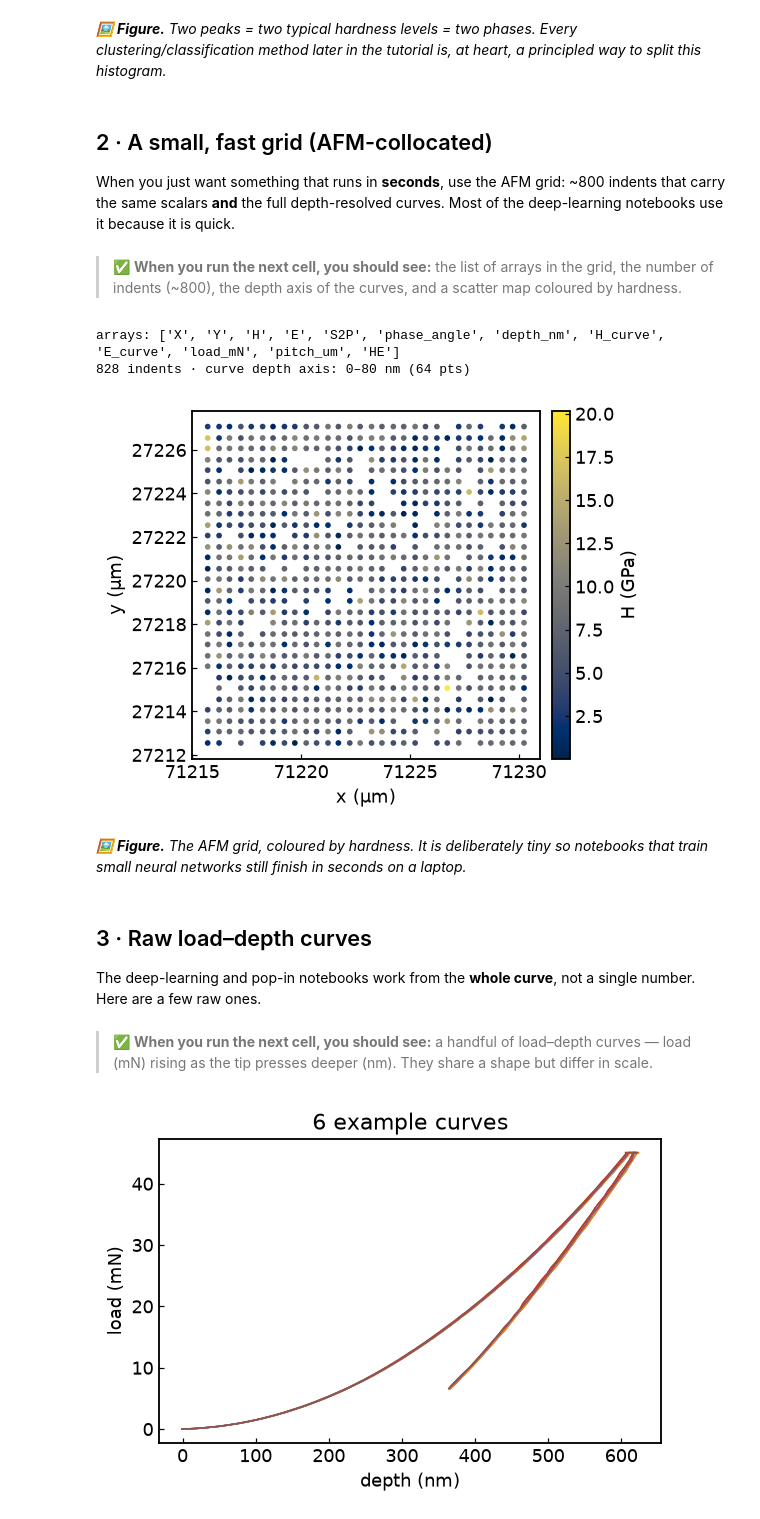
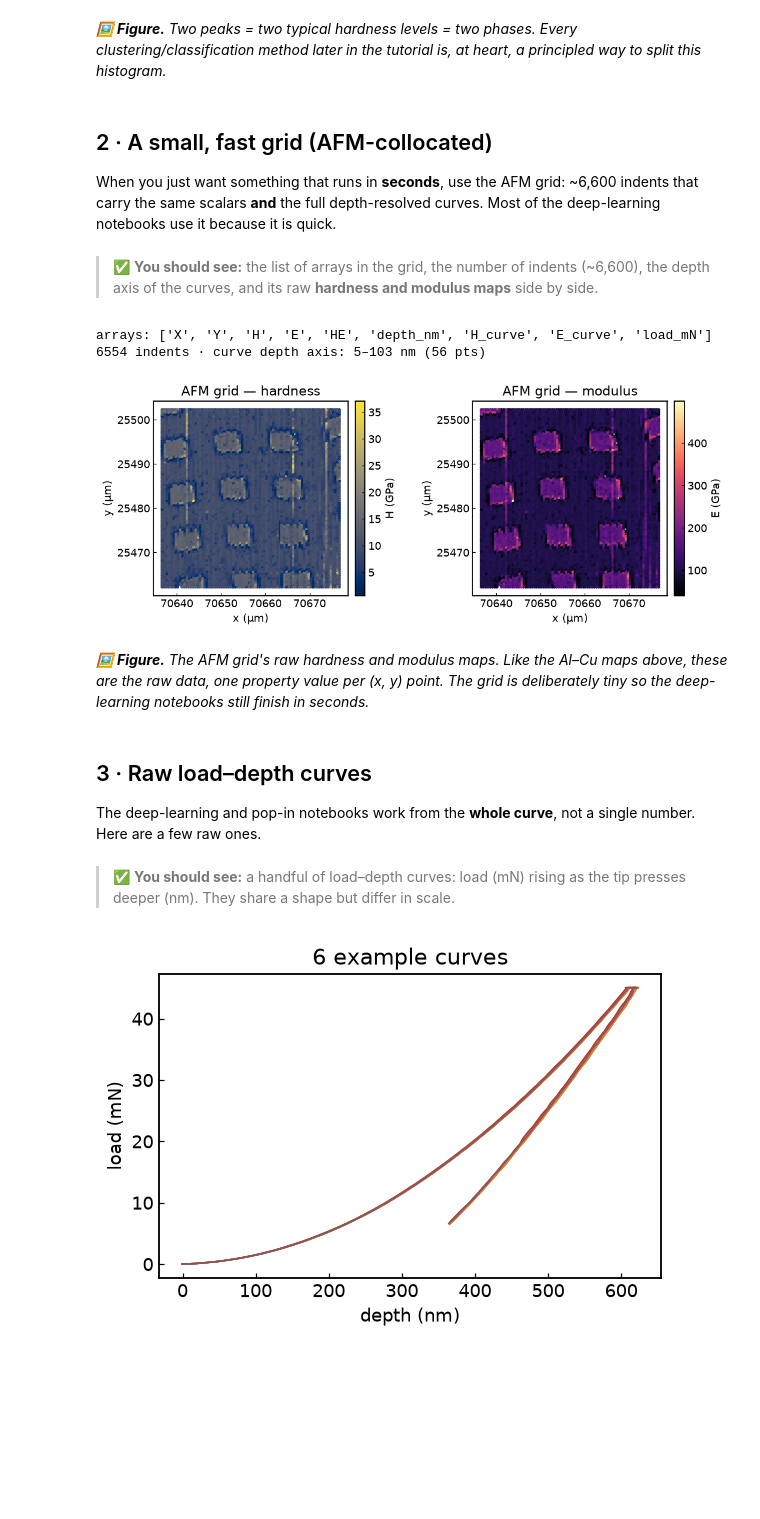
Before and after one commit to edrossi93/mecanano-ml-nanomechanics, a Jupyter notebook: notebooks/00_start_here.ipynb, the cells around one changed output. Cells and saved outputs as stored; diff of their text form; code cells hidden in the pictures; blank space fills up the shorter version.

```diff
--- a/notebooks/00_start_here.ipynb
+++ b/notebooks/00_start_here.ipynb
@@ -169,36 +170,40 @@ ax.set_title("Bimodal hardness → two phases"); fig.tight_layout()
 # %% [markdown]
 ## 2 · A small, fast grid (AFM-collocated)
 
-When you just want something that runs in **seconds**, use the AFM grid: ~800
+When you just want something that runs in **seconds**, use the AFM grid: ~6,600
 indents that carry the same scalars **and** the full depth-resolved curves. Most
 of the deep-learning notebooks use it because it is quick.
 # %% [markdown]
-> ✅ **When you run the next cell, you should see:** the list of arrays in the grid, the number of indents (~800), the depth axis of the curves, and a scatter map coloured by hardness.
+> ✅ **You should see:** the list of arrays in the grid, the number of indents (~6,600), the depth axis of the curves, and its raw **hardness and modulus maps** side by side.
 # %%
 # Load the small AFM grid. It returns a dict of NumPy arrays.
 afm = mm.load_afm_grid()
 print("arrays:", list(afm.keys()))
-# Each indent also has a 64-point hardness-vs-depth curve on a common depth axis.
+# Each indent also has a full hardness-vs-depth curve on a common depth axis (its length is printed below).
 print(f"{afm['H'].size} indents · curve depth axis: "
       f"{afm['depth_nm'][0]:.0f}–{afm['depth_nm'][-1]:.0f} nm ({afm['depth_nm'].size} pts)")
 
-# Scatter each indent at its (x, y) position, coloured by hardness.
-fig, ax = plt.subplots(figsize=(5, 4))
-mm.scatter_xy(afm["X"], afm["Y"], afm["H"], ax=ax, cmap="cividis", s=14, label="H (GPa)")
+# The AFM grid is an irregular set of points, so we scatter each indent at its (x, y)
+# position — coloured by hardness, then by modulus: the raw H and E property maps.
+fig, ax = plt.subplots(1, 2, figsize=(10, 4))
+mm.scatter_xy(afm["X"], afm["Y"], afm["H"], ax=ax[0], cmap="cividis", s=14, label="H (GPa)")
+ax[0].set_title("AFM grid — hardness")
+mm.scatter_xy(afm["X"], afm["Y"], afm["E"], ax=ax[1], cmap="magma", s=14, label="E (GPa)")
+ax[1].set_title("AFM grid — modulus")
 fig.tight_layout()
 # %% [output]
-arrays: ['X', 'Y', 'H', 'E', 'S2P', 'phase_angle', 'depth_nm', 'H_curve', 'E_curve', 'load_mN', 'pitch_um', 'HE']
-828 indents · curve depth axis: 0–80 nm (64 pts)
+arrays: ['X', 'Y', 'H', 'E', 'HE', 'depth_nm', 'H_curve', 'E_curve', 'load_mN']
+6554 indents · curve depth axis: 5–103 nm (56 pts)
-[figure, old version]
+[figure, new version]
-# %% [markdown]
-*🖼 **Figure.** The AFM grid, coloured by hardness. It is deliberately tiny so notebooks that train small neural networks still finish in seconds on a laptop.*
+# %% [markdown]
+*🖼 **Figure.** The AFM grid's raw hardness and modulus maps. Like the Al–Cu maps above, these are the raw data, one property value per (x, y) point. The grid is deliberately tiny so the deep-learning notebooks still finish in seconds.*
 # %% [markdown]
 ## 3 · Raw load–depth curves
 
 The deep-learning and pop-in notebooks work from the **whole curve**, not a single
 number. Here are a few raw ones.
 # %% [markdown]
-> ✅ **When you run the next cell, you should see:** a handful of load–depth curves — load (mN) rising as the tip presses deeper (nm). They share a shape but differ in scale.
+> ✅ **You should see:** a handful of load–depth curves: load (mN) rising as the tip presses deeper (nm). They share a shape but differ in scale.
 # %%
 # Load 6 raw load–depth curves; each is a pair (depth in nm, load in mN).
 curves = mm.load_curves(6)
```
Also changed, not shown: parts of 16 cells of this notebook, 42 other files.
